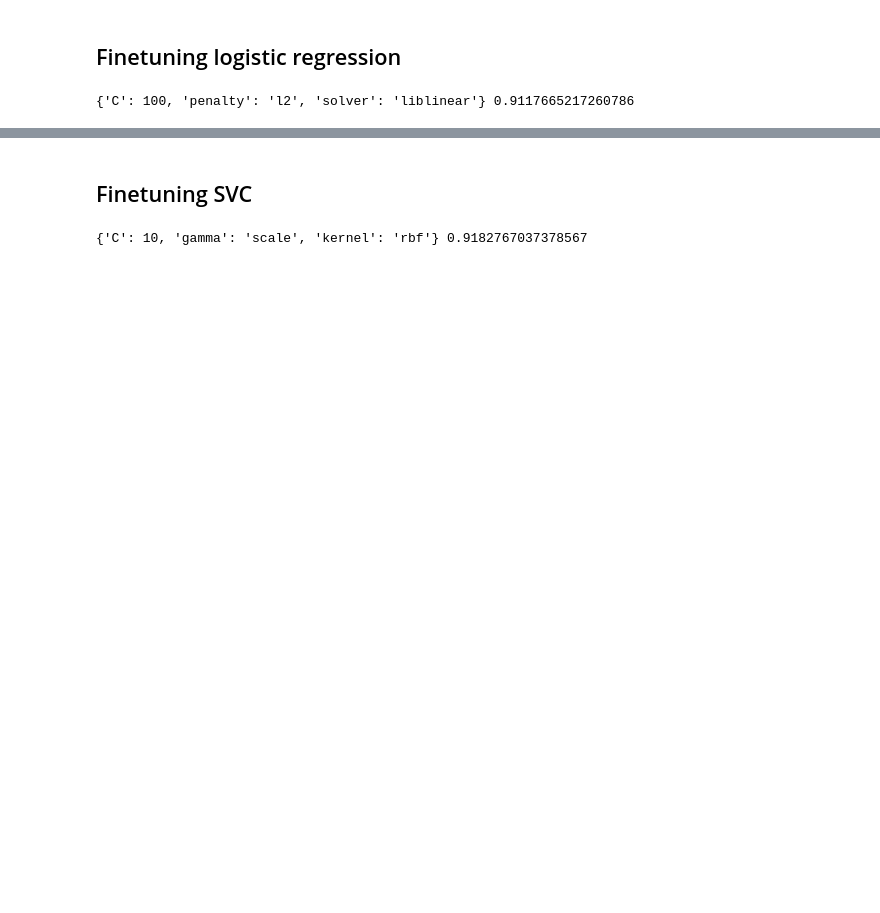
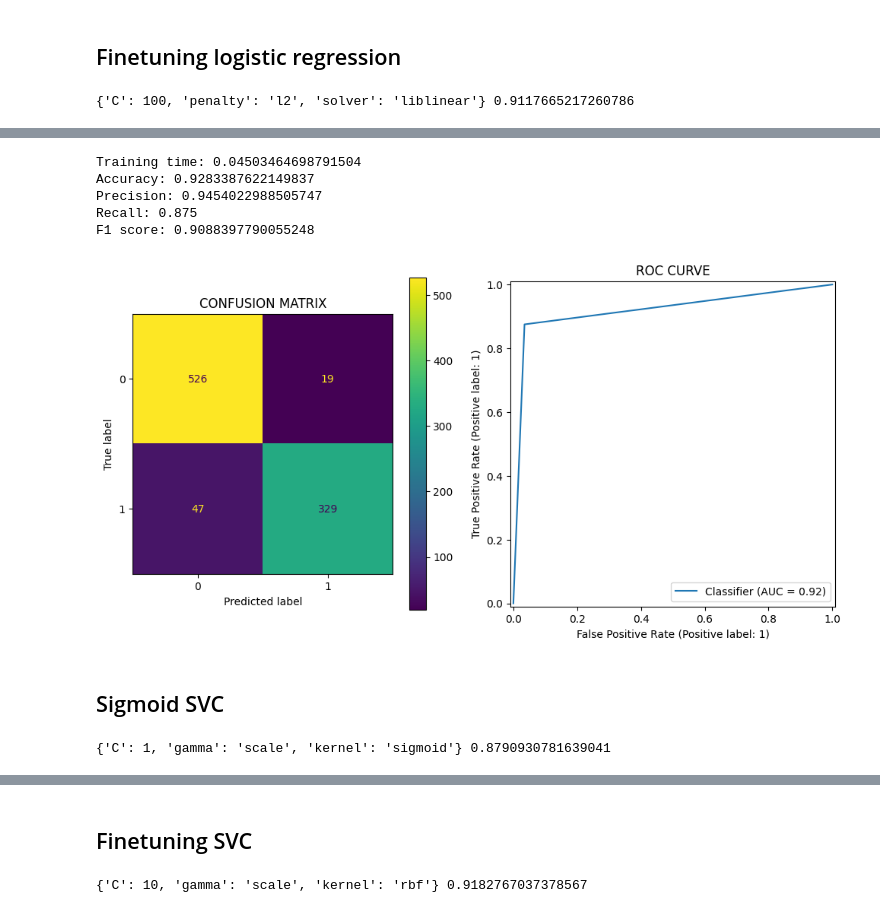
Before and after one commit to KarthikPreVin/MACHINE-LEARNING-LAB, a Jupyter notebook: ASSIGNMENT 4/ASSIGNMENT 4.ipynb, the cells around one changed output, grey strips where cells are left out. Cells and saved outputs as stored; diff of their text form; code cells hidden in the pictures; blank space fills up the shorter version.

```diff
--- a/ASSIGNMENT 4/ASSIGNMENT 4.ipynb
+++ b/ASSIGNMENT 4/ASSIGNMENT 4.ipynb
@@ -179,0 +248,33 @@ F1 score: 0.9272237196765498
+# %%
+best_polynomial_svc = SVC(**searcher.best_params_)
+
+evaluate(best_polynomial_svc, "Polynomial_SVC")
+# %% [output]
+Training time: 0.04503464698791504
+Accuracy: 0.9283387622149837
+Precision: 0.9454022988505747
+Recall: 0.875
+F1 score: 0.9088397790055248
+[figure, added]
+# %% [markdown]
+## Sigmoid SVC
+# %%
+params = {
+    "kernel": ["sigmoid"],
+    "C": [0.1,1,10,100],
+    "gamma": ["scale", "auto"],
+}
+
+searcher = GridSearchCV(
+    estimator=SVC(),
+    param_grid=params,
+    scoring="f1",
+    cv = kf,
+    n_jobs=-1
+)
+
+searcher.fit(X,y)
+
+print(searcher.best_params_, searcher.best_score_)
+# %% [output]
+{'C': 1, 'gamma': 'scale', 'kernel': 'sigmoid'} 0.8790930781639041
```
Also changed, not shown: parts of 22 cells of this notebook.
